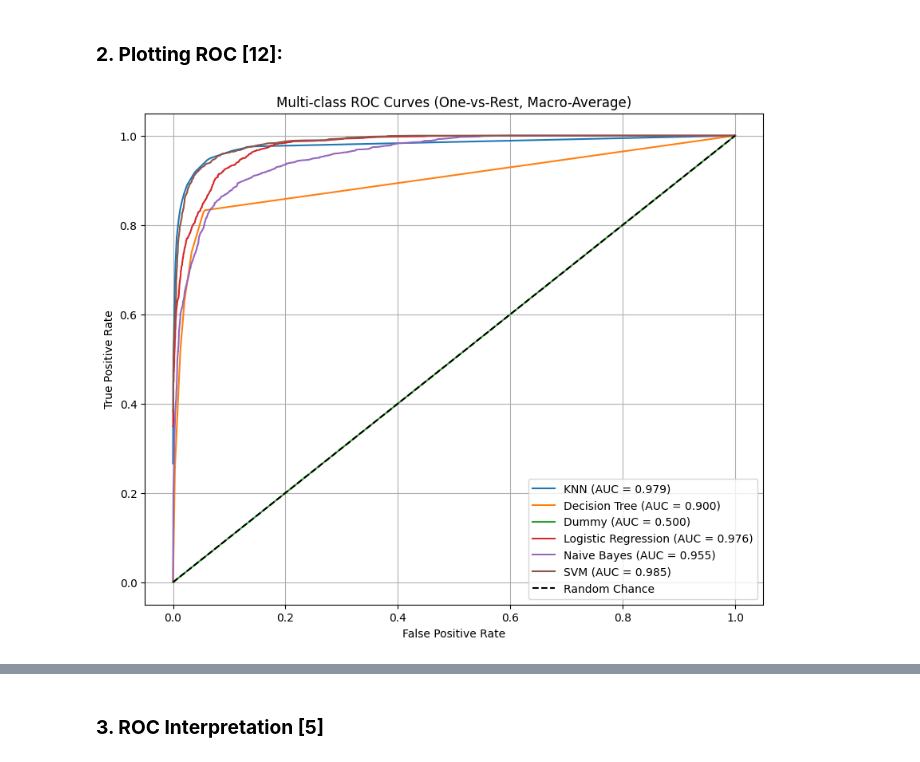
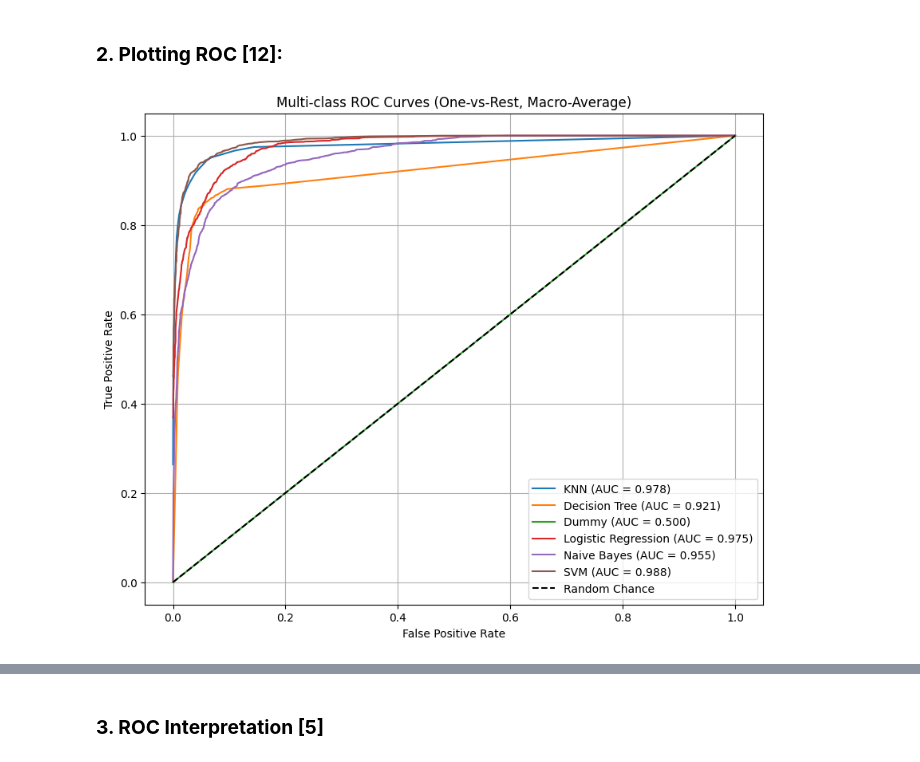
Before and after one commit to KaeBee2003/assignment-7-KaeBee2003, a Jupyter notebook: Ass7.ipynb, the cells around one changed output, grey strips where cells are left out. Cells and saved outputs as stored; diff of their text form; code cells hidden in the pictures.

```diff
--- a/Ass7.ipynb
+++ b/Ass7.ipynb
@@ -165,36 +151,0 @@ roc_results = {}
-# %%
-plt.figure(figsize=(10, 8))
-
-for name, model in models.items():
-    if hasattr(model, "predict_proba"):
-        y_score = model.predict_proba(X2_scaled)
-    else:
-        continue
-
-    fpr = dict()
-    tpr = dict()
-    roc_auc = dict()
-    for i in range(n_classes):
-        fpr[i], tpr[i], _ = roc_curve(y_test_bin[:, i], y_score[:, i])
-        roc_auc[i] = auc(fpr[i], tpr[i])
-
-    all_fpr = np.unique(np.concatenate([fpr[i] for i in range(n_classes)]))
-    mean_tpr = np.zeros_like(all_fpr)
-    for i in range(n_classes):
-        mean_tpr += np.interp(all_fpr, fpr[i], tpr[i])
-    mean_tpr /= n_classes
-    macro_auc = auc(all_fpr, mean_tpr)
-
-    roc_results[name] = macro_auc
-
-    plt.plot(all_fpr, mean_tpr, label=f"{name} (AUC = {macro_auc:.3f})")
-
-plt.plot([0, 1], [0, 1], 'k--', label='Random Chance')
-plt.xlabel("False Positive Rate")
-plt.ylabel("True Positive Rate")
-plt.title("Multi-class ROC Curves (One-vs-Rest, Macro-Average)")
-plt.legend(loc="lower right")
-plt.grid(True)
-plt.show()
-# %% [output]
-[figure, removed]
@@ -201,3 +156,41 @@ plt.show()
+# %%
+
+plt.figure(figsize=(10, 8))
+
+for name, model in best_models.items():
+    if hasattr(model, "predict_proba"):
+        y_score = model.predict_proba(X2_scaled)
+    elif hasattr(model, "decision_function"):
+        y_score = model.decision_function(X2_scaled)
+    else:
+        continue
+
+    fpr, tpr, roc_auc = {}, {}, {}
+    for i in range(n_classes):
+        fpr[i], tpr[i], _ = roc_curve(y_test_bin[:, i], y_score[:, i])
+        roc_auc[i] = auc(fpr[i], tpr[i])
+
+    # Compute macro-average ROC curve
+    all_fpr = np.unique(np.concatenate([fpr[i] for i in range(n_classes)]))
+    mean_tpr = np.zeros_like(all_fpr)
+    for i in range(n_classes):
+        mean_tpr += np.interp(all_fpr, fpr[i], tpr[i])
+    mean_tpr /= n_classes
+
+    macro_auc = auc(all_fpr, mean_tpr)
+    roc_results[name] = macro_auc
+
+    plt.plot(all_fpr, mean_tpr, label=f"{name} (AUC = {macro_auc:.3f})")
+
+plt.plot([0, 1], [0, 1], 'k--', label='Random Chance')
+plt.xlabel("False Positive Rate")
+plt.ylabel("True Positive Rate")
+plt.title("Multi-class ROC Curves (One-vs-Rest, Macro-Average)")
+plt.legend(loc="lower right")
+plt.grid(True)
+plt.show()
+# %% [output]
+[figure, added]
 # %%
 roc_df = pd.DataFrame(list(roc_results.items()), columns=["Model", "Macro-Averaged AUC"])
 print(roc_df.sort_values(by="Macro-Averaged AUC", ascending=False))
```
Also changed, not shown: parts of 18 cells of this notebook.
